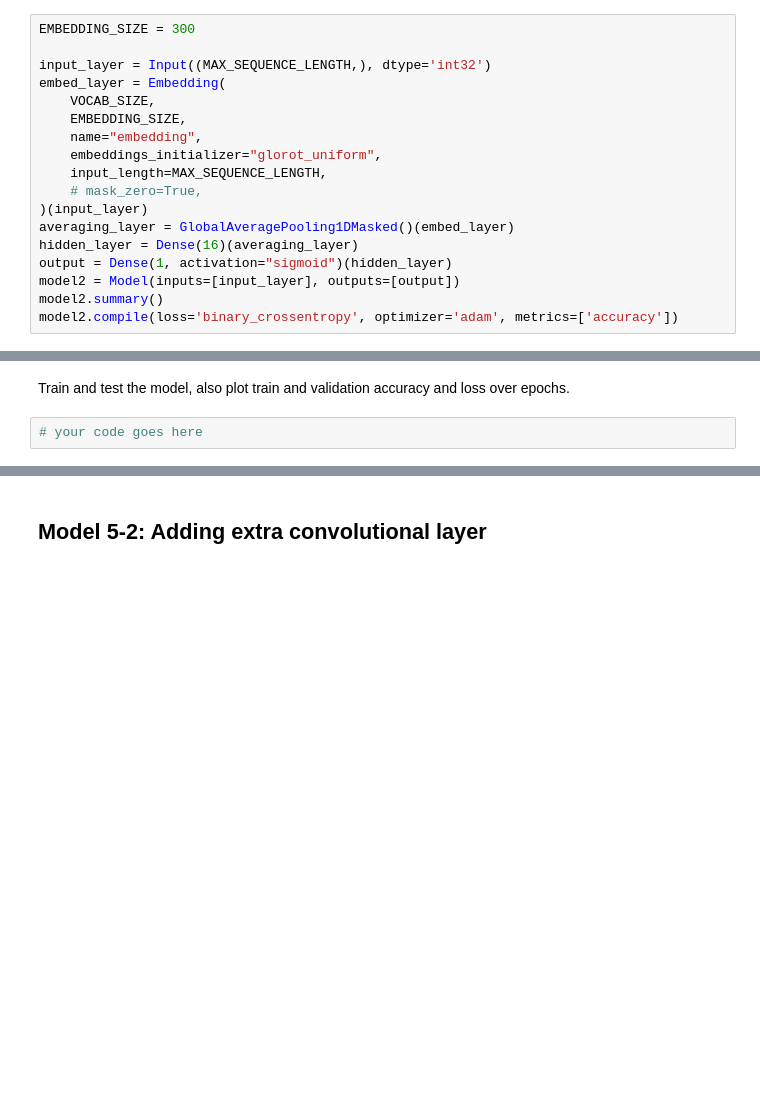
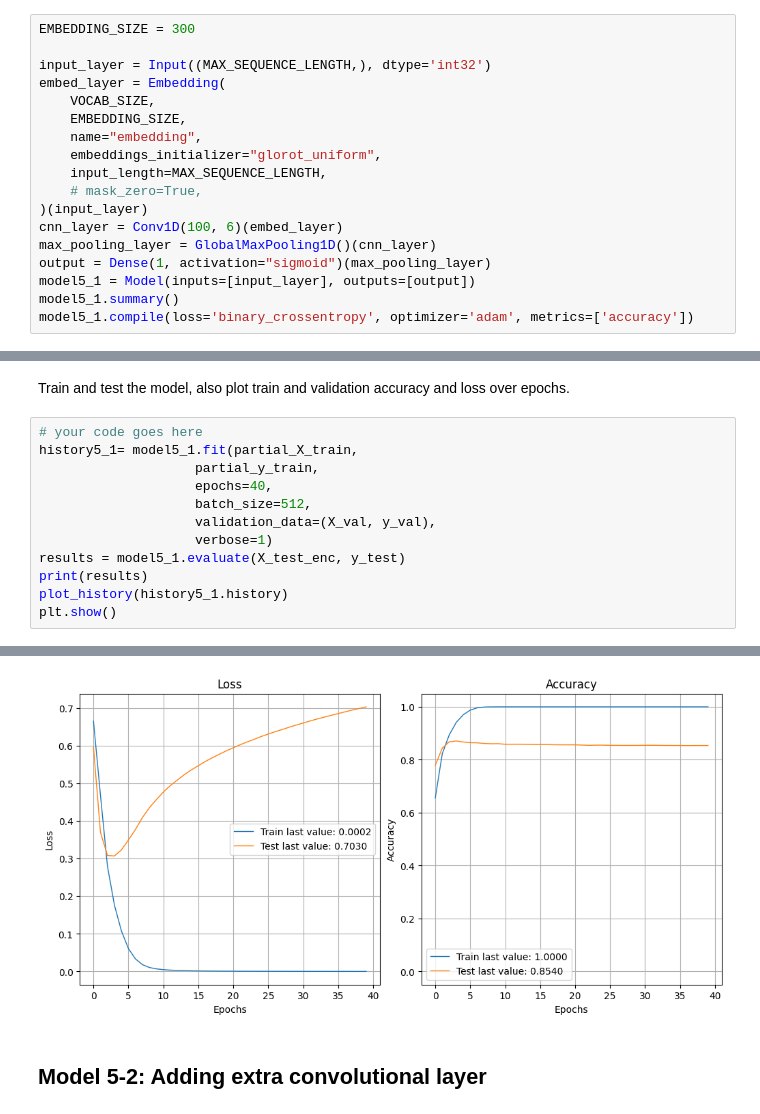
Before and after one commit to josh-millar/josh-millar, a Jupyter notebook: 7001_2022_23_Lab_3_Text_Classification_review.ipynb, the cells around one changed output, grey strips where cells are left out. Saved outputs shown, nothing was run; the diff lists cells and outputs as text; blank space fills up the shorter version.

```diff
--- a/7001_2022_23_Lab_3_Text_Classification_review.ipynb
+++ b/7001_2022_23_Lab_3_Text_Classification_review.ipynb
@@ -797,9 +802,9 @@ embed_layer = Embedding(
     input_length=MAX_SEQUENCE_LENGTH,
     # mask_zero=True,
 )(input_layer)
-averaging_layer = GlobalAveragePooling1DMasked()(embed_layer)
-hidden_layer = Dense(16)(averaging_layer)
-output = Dense(1, activation="sigmoid")(hidden_layer)
-model2 = Model(inputs=[input_layer], outputs=[output])
-model2.summary()
-model2.compile(loss='binary_crossentropy', optimizer='adam', metrics=['accuracy'])
+cnn_layer = Conv1D(100, 6)(embed_layer)
+max_pooling_layer = GlobalMaxPooling1D()(cnn_layer)
+output = Dense(1, activation="sigmoid")(max_pooling_layer)
+model5_1 = Model(inputs=[input_layer], outputs=[output])
+model5_1.summary()
+model5_1.compile(loss='binary_crossentropy', optimizer='adam', metrics=['accuracy'])
@@ -806,4 +832,15 @@ model2.compile(loss='binary_crossentropy', optimizer='adam', metrics=['accuracy'
 # %% [markdown]
 Train and test the model, also plot train and validation accuracy and loss over epochs.
-# %%
-# your code goes here
+# %%
+# your code goes here
+history5_1= model5_1.fit(partial_X_train,
+                    partial_y_train,
+                    epochs=40,
+                    batch_size=512,
+                    validation_data=(X_val, y_val),
+                    verbose=1)
+results = model5_1.evaluate(X_test_enc, y_test)
+print(results)
+plot_history(history5_1.history)
+plt.show()
+# %% [output]
@@ -810,2 +864,3 @@ Train and test the model, also plot train and validation accuracy and loss over
+[figure, added]
 # %% [markdown]
 ## Model 5-2: Adding extra convolutional layer
```
Also changed, not shown: parts of 26 cells of this notebook.
